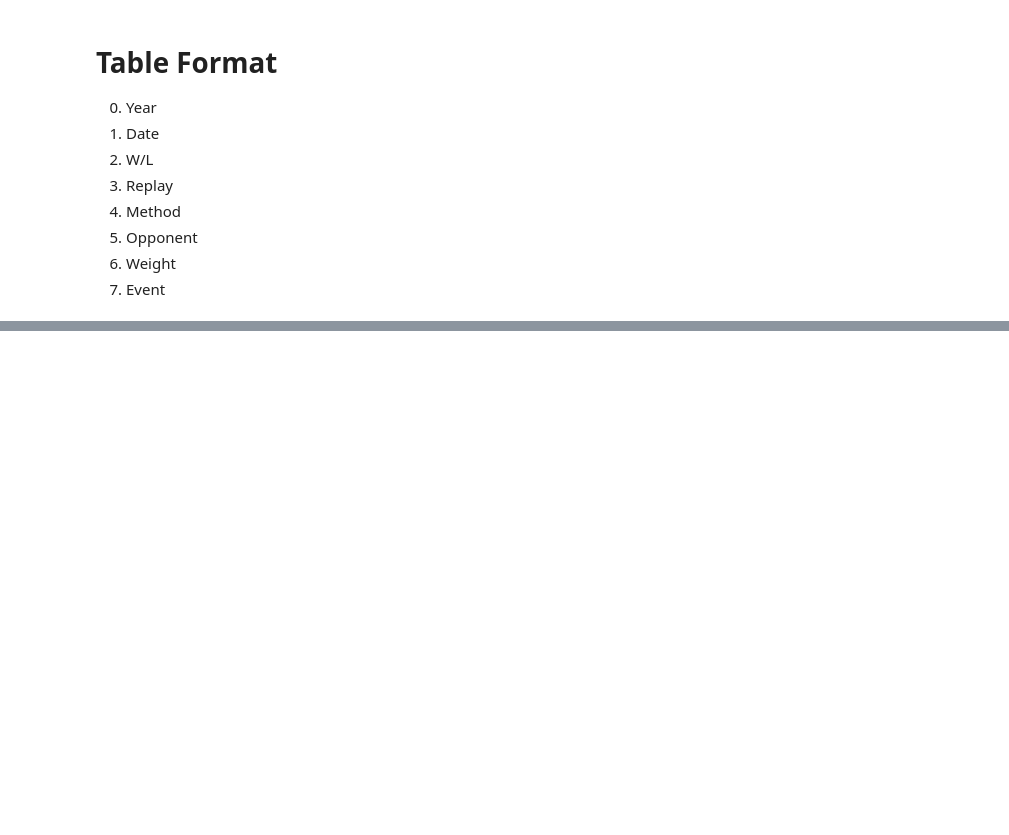
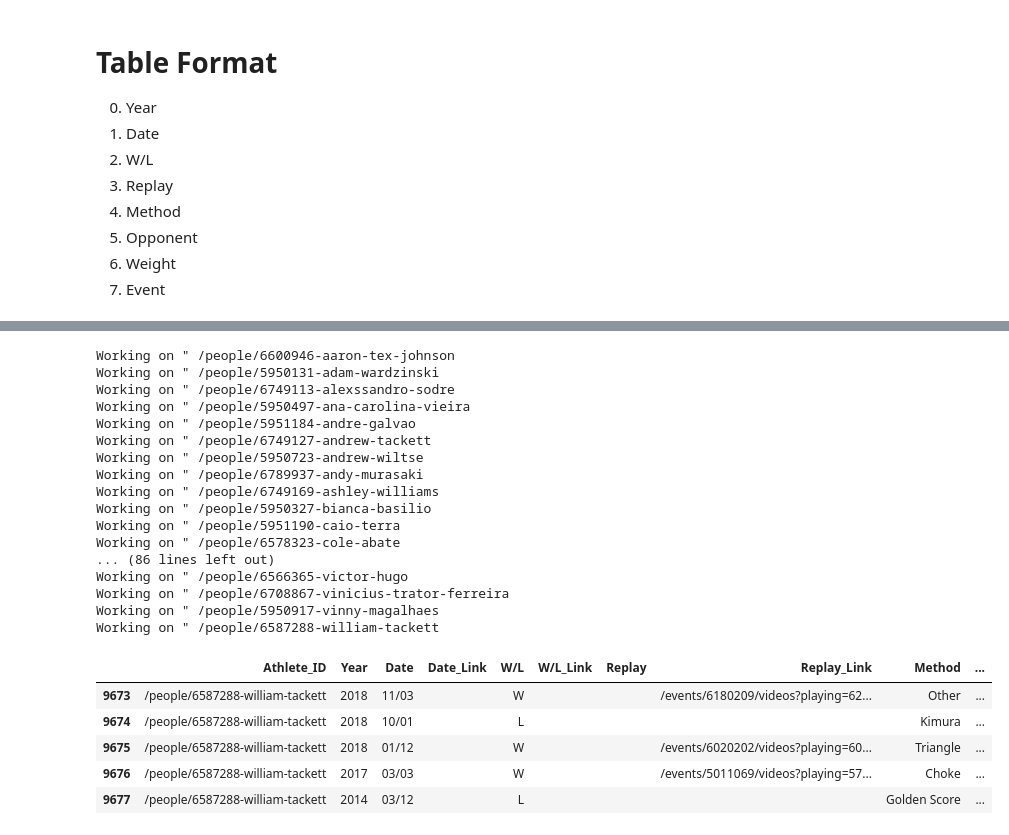
Before and after one commit to gossdante/bjj_network, a Jupyter notebook: bjj.ipynb, the cells around one changed output, grey strips where cells are left out. Saved outputs shown, nothing was run; the diff lists cells and outputs as text; code cells hidden in the pictures; blank space fills up the shorter version.

```diff
--- a/bjj.ipynb
+++ b/bjj.ipynb
@@ -173,4 +167,7 @@ Athlete_Info.to_sql('Athlete_List', con, if_exists='append')
 con.commit()
+# %%
+# Pull
+Athlete_Info = pd.read_sql_query('''SELECT * FROM Athlete_List''',con)
 # %% [markdown]
 # Table Format
 0. Year
@@ -259,0 +295,39 @@ soup
+# %%
+# Initialize an empty list to store DataFrames
+all_dataframes = []
+
+# Iterate through the list of athlete IDs
+for id in Athlete_Info['Athlete_ID']:
+    matches = get_matches(id)
+    time.sleep(2)
+    print('Working on: ',id)
+
+    # Append the DataFrame to the list
+    all_dataframes.append(matches)
+
+master_df = pd.concat(all_dataframes, ignore_index=True)
+master_df.tail()
+# %% [output]
+Working on " /people/6600946-aaron-tex-johnson
+Working on " /people/5950131-adam-wardzinski
+Working on " /people/6749113-alexssandro-sodre
+Working on " /people/5950497-ana-carolina-vieira
+Working on " /people/5951184-andre-galvao
+Working on " /people/6749127-andrew-tackett
+Working on " /people/5950723-andrew-wiltse
+Working on " /people/6789937-andy-murasaki
+Working on " /people/6749169-ashley-williams
+Working on " /people/5950327-bianca-basilio
+Working on " /people/5951190-caio-terra
+Working on " /people/6578323-cole-abate
+... (86 lines left out)
+Working on " /people/6566365-victor-hugo
+Working on " /people/6708867-vinicius-trator-ferreira
+Working on " /people/5950917-vinny-magalhaes
+Working on " /people/6587288-william-tackett
+|  | Athlete_ID | Year | Date | Date_Link | W/L | W/L_Link | Replay | Replay_Link | Method | ... |
+| 9673 | /people/6587288-william-tackett | 2018 | 11/03 |  | W |  |  | /events/6180209/videos?playing=62... | Other | ... |
+| 9674 | /people/6587288-william-tackett | 2018 | 10/01 |  | L |  |  |  | Kimura | ... |
+| 9675 | /people/6587288-william-tackett | 2018 | 01/12 |  | W |  |  | /events/6020202/videos?playing=60... | Triangle | ... |
+| 9676 | /people/6587288-william-tackett | 2017 | 03/03 |  | W |  |  | /events/5011069/videos?playing=57... | Choke | ... |
+| 9677 | /people/6587288-william-tackett | 2014 | 03/12 |  | L |  |  |  | Golden Score | ... |
```
Also changed, not shown: parts of 16 cells of this notebook, 1 other file.
